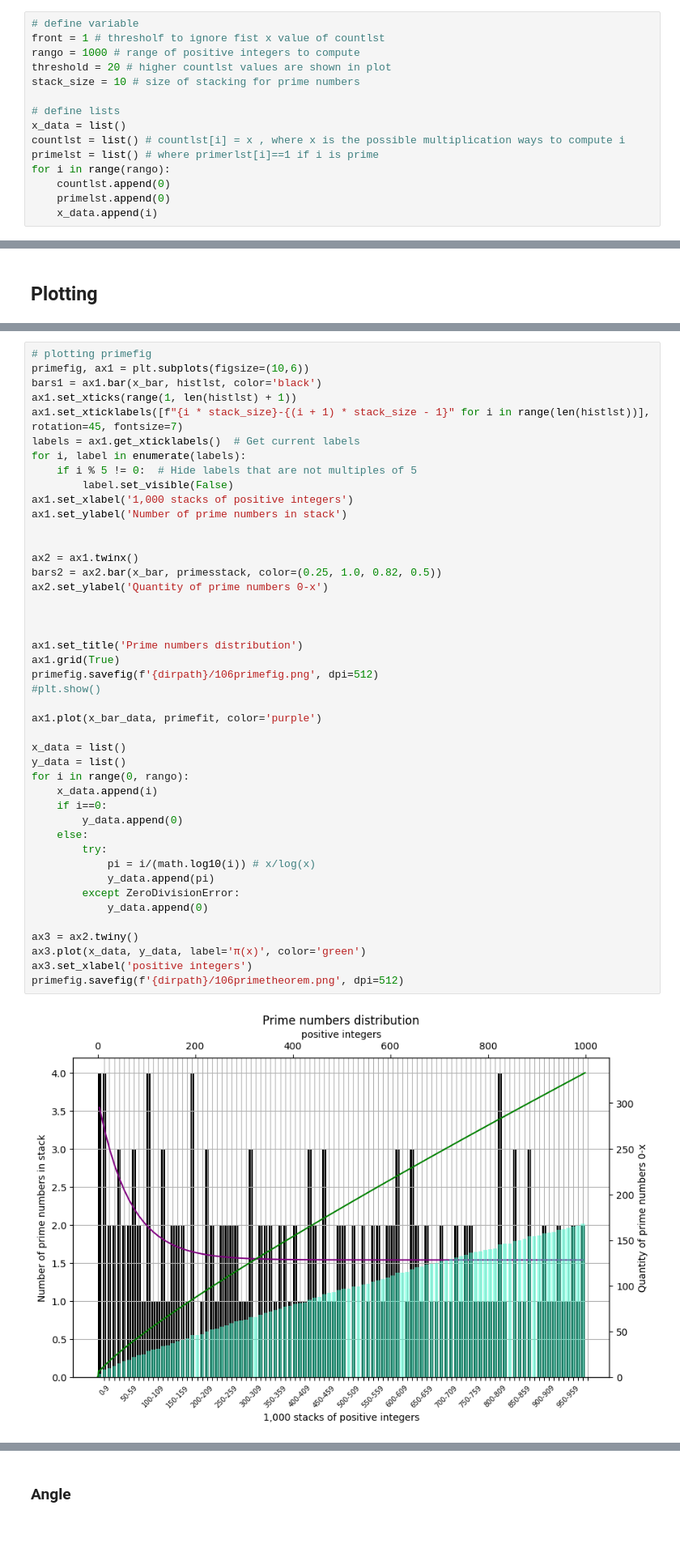
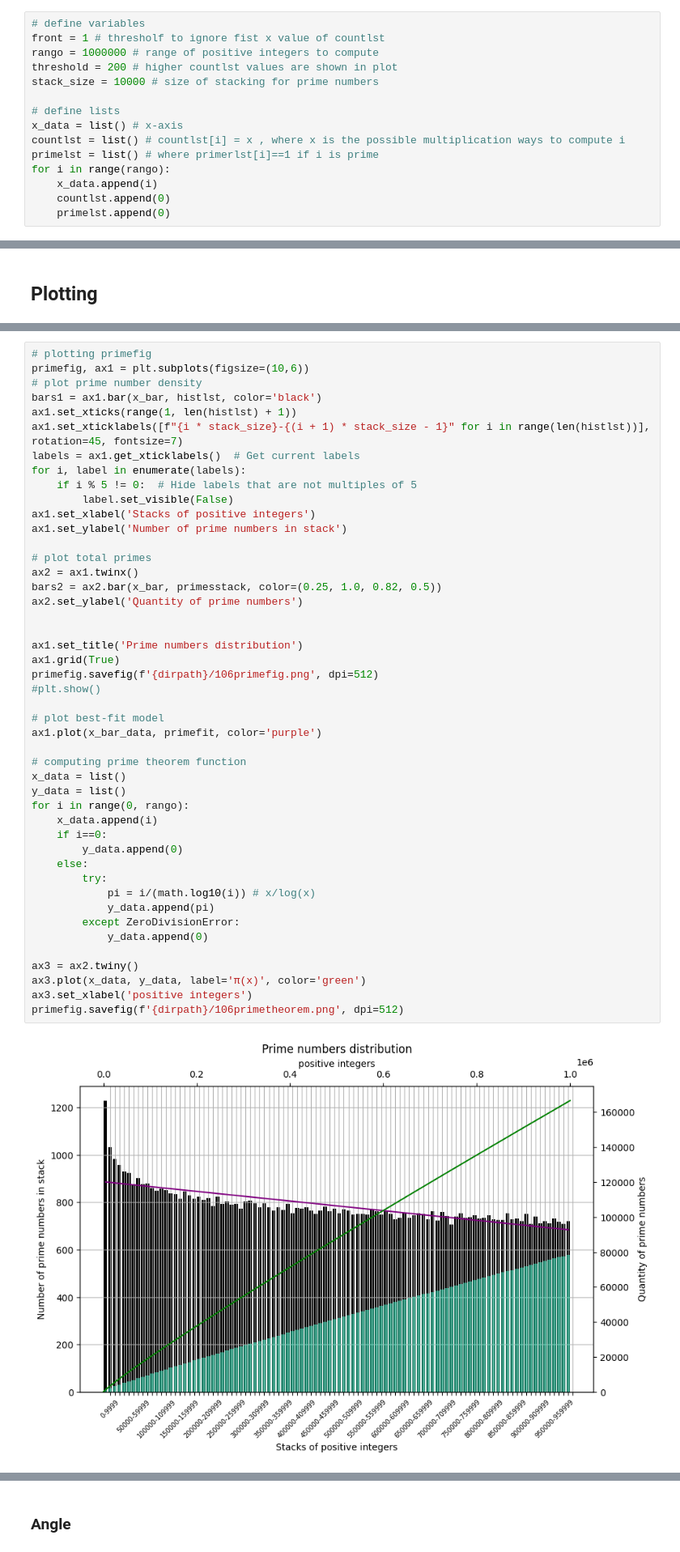
Before and after one commit to joanalnu/distribution_of_multiplication, a Jupyter notebook: main.ipynb, the cells around one changed output, grey strips where cells are left out. Shown at 81% size. Saved outputs shown, nothing was run; the diff lists cells and outputs as text; blank space fills up the shorter version.

```diff
--- a/main.ipynb
+++ b/main.ipynb
@@ -13,20 +13,20 @@ import matplotlib.gridspec as gridspec
 from scipy.optimize import fsolve
 dirpath = os.path.dirname(os.path.abspath(__doc__))
 # %%
-# define variable
+# define variables
 front = 1 # thresholf to ignore fist x value of countlst
-rango = 1000 # range of positive integers to compute
-threshold = 20 # higher countlst values are shown in plot
-stack_size = 10 # size of stacking for prime numbers
+rango = 1000000 # range of positive integers to compute
+threshold = 200 # higher countlst values are shown in plot
+stack_size = 10000 # size of stacking for prime numbers
 
 # define lists
-x_data = list()
+x_data = list() # x-axis
 countlst = list() # countlst[i] = x , where x is the possible multiplication ways to compute i
 primelst = list() # where primerlst[i]==1 if i is prime
 for i in range(rango):
+    x_data.append(i)
     countlst.append(0)
     primelst.append(0)
-    x_data.append(i)
 # %% [markdown]
 ## Computing
 # %%
@@ -122,6 +121,7 @@ countfig.savefig(f'{dirpath}/106countfig.png', dpi=512)
 # %%
 # plotting primefig
 primefig, ax1 = plt.subplots(figsize=(10,6))
+# plot prime number density
 bars1 = ax1.bar(x_bar, histlst, color='black')
 ax1.set_xticks(range(1, len(histlst) + 1))
 ax1.set_xticklabels([f"{i * stack_size}-{(i + 1) * stack_size - 1}" for i in range(len(histlst))], rotation=45, fontsize=7)
@@ -129,39 +129,40 @@ labels = ax1.get_xticklabels()  # Get current labels
 for i, label in enumerate(labels):
     if i % 5 != 0:  # Hide labels that are not multiples of 5
         label.set_visible(False)
-ax1.set_xlabel('1,000 stacks of positive integers')
+ax1.set_xlabel('Stacks of positive integers')
 ax1.set_ylabel('Number of prime numbers in stack')
 
-
+# plot total primes
 ax2 = ax1.twinx()
 bars2 = ax2.bar(x_bar, primesstack, color=(0.25, 1.0, 0.82, 0.5))
-ax2.set_ylabel('Quantity of prime numbers 0-x')
-
+ax2.set_ylabel('Quantity of prime numbers')
 
 
 ax1.set_title('Prime numbers distribution')
 ax1.grid(True)
 primefig.savefig(f'{dirpath}/106primefig.png', dpi=512)
 #plt.show()
 
+# plot best-fit model
 ax1.plot(x_bar_data, primefit, color='purple')
 
+# computing prime theorem function
 x_data = list()
 y_data = list()
 for i in range(0, rango):
     x_data.append(i)
     if i==0:
         y_data.append(0)
     else:
         try:
             pi = i/(math.log10(i)) # x/log(x)
             y_data.append(pi)
         except ZeroDivisionError:
             y_data.append(0)
 
 ax3 = ax2.twiny()
 ax3.plot(x_data, y_data, label='π(x)', color='green')
 ax3.set_xlabel('positive integers')
 primefig.savefig(f'{dirpath}/106primetheorem.png', dpi=512)
 # %% [output]
-[figure, old version]
+[figure, new version]
```
Also changed, not shown: parts of 12 cells of this notebook, 1 other file.
